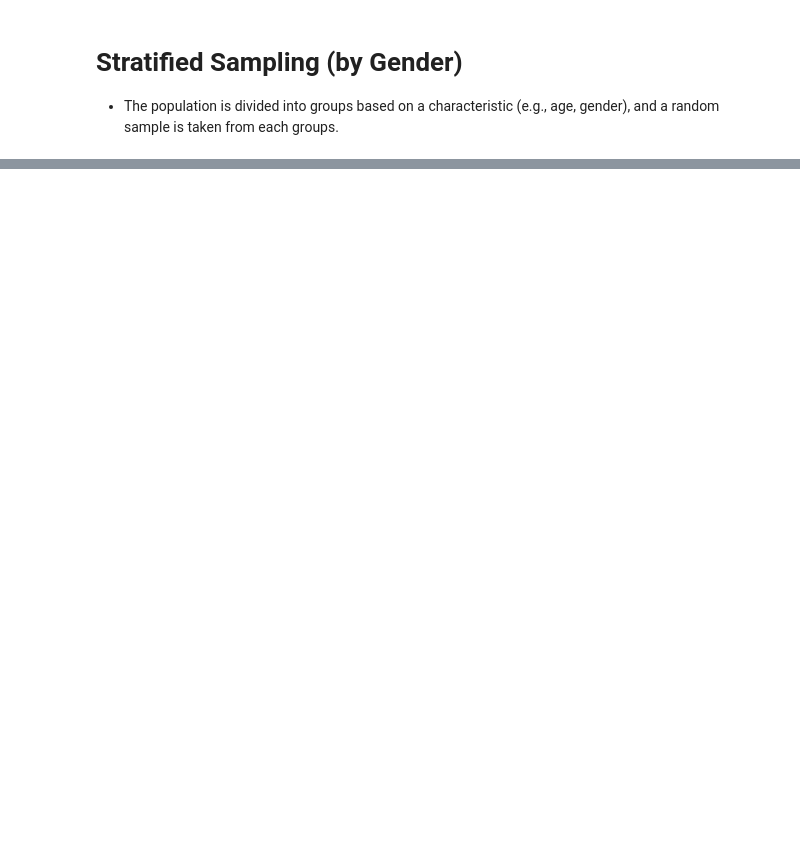
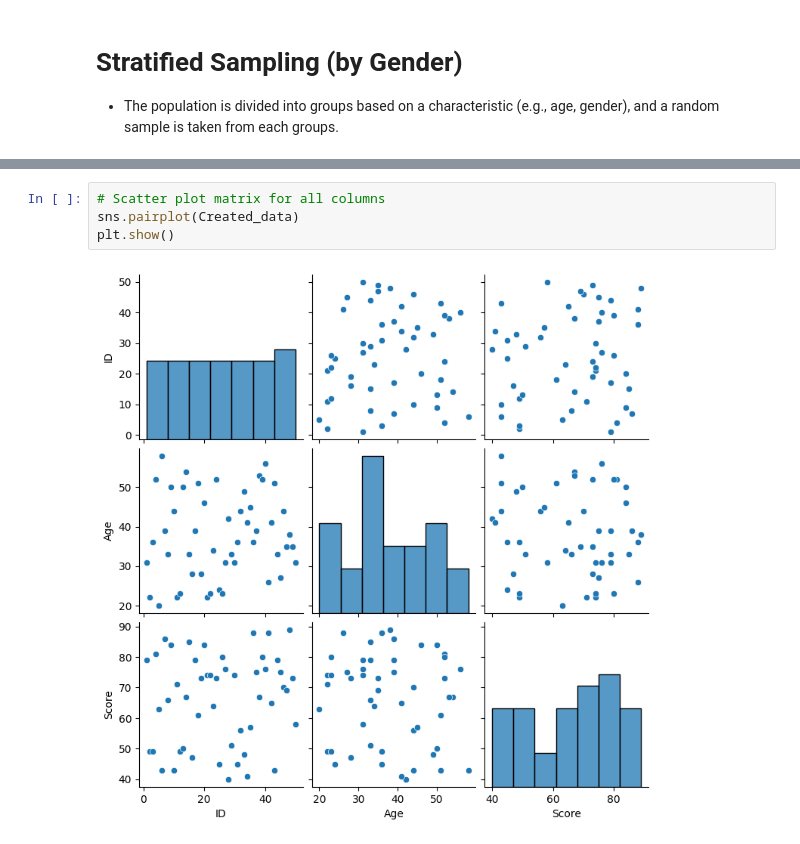
Before and after one commit to SANGRAMLEMBE/MTech, a Jupyter notebook: Inferential_Statistics/Practical/Inferential_stats_1.ipynb, the cells around one changed output, grey strips where cells are left out. Drawn from its saved outputs; the diff is of its cells as text; blank space fills up the shorter version.

```diff
--- a/Inferential_Statistics/Practical/Inferential_stats_1.ipynb
+++ b/Inferential_Statistics/Practical/Inferential_stats_1.ipynb
@@ -222,0 +304,6 @@ Stratified Sample:
+# %%
+# Scatter plot matrix for all columns
+sns.pairplot(Created_data)
+plt.show()
+# %% [output]
+[figure, added]
```
Also changed, not shown: parts of 31 cells of this notebook.
